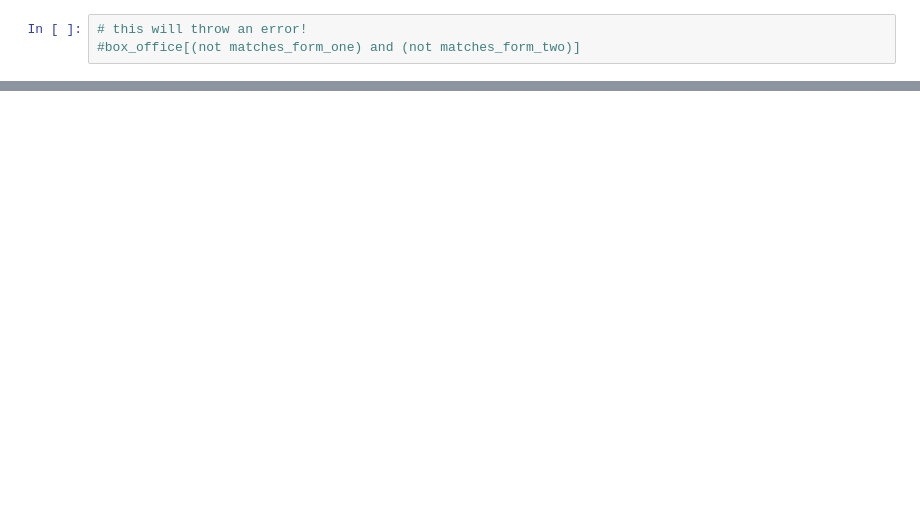
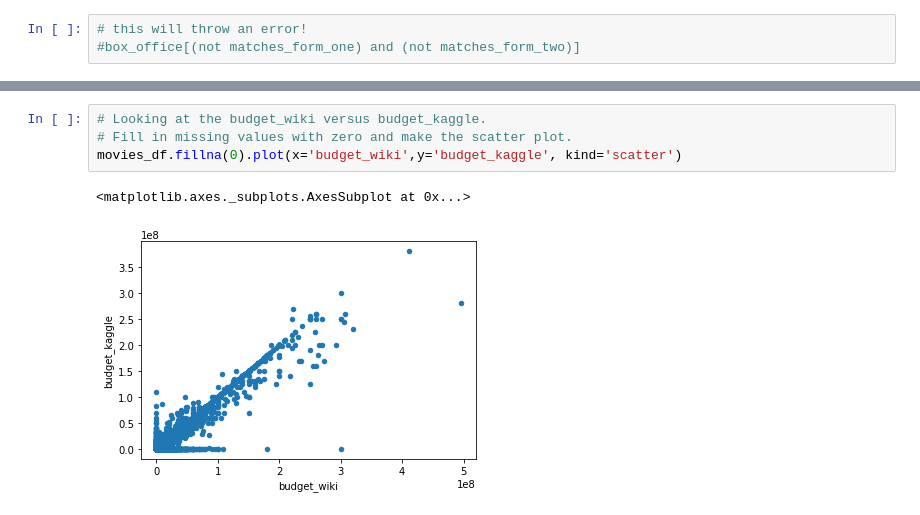
Before and after one commit to Lora-Borja/Movies-ETL, a Jupyter notebook: clean_movies_data.ipynb, the cells around one changed output, grey strips where cells are left out. Drawn from its saved outputs; the diff is of its cells as text; blank space fills up the shorter version.

```diff
--- a/clean_movies_data.ipynb
+++ b/clean_movies_data.ipynb
@@ -831,0 +1119,7 @@ Name: rating, dtype: float64
+# %%
+# Looking at the budget_wiki versus budget_kaggle.
+# Fill in missing values with zero and make the scatter plot.
+movies_df.fillna(0).plot(x='budget_wiki',y='budget_kaggle', kind='scatter')
+# %% [output]
+<matplotlib.axes._subplots.AxesSubplot at 0x...>
+[figure, added]
```
Also changed, not shown: parts of 213 cells of this notebook.
